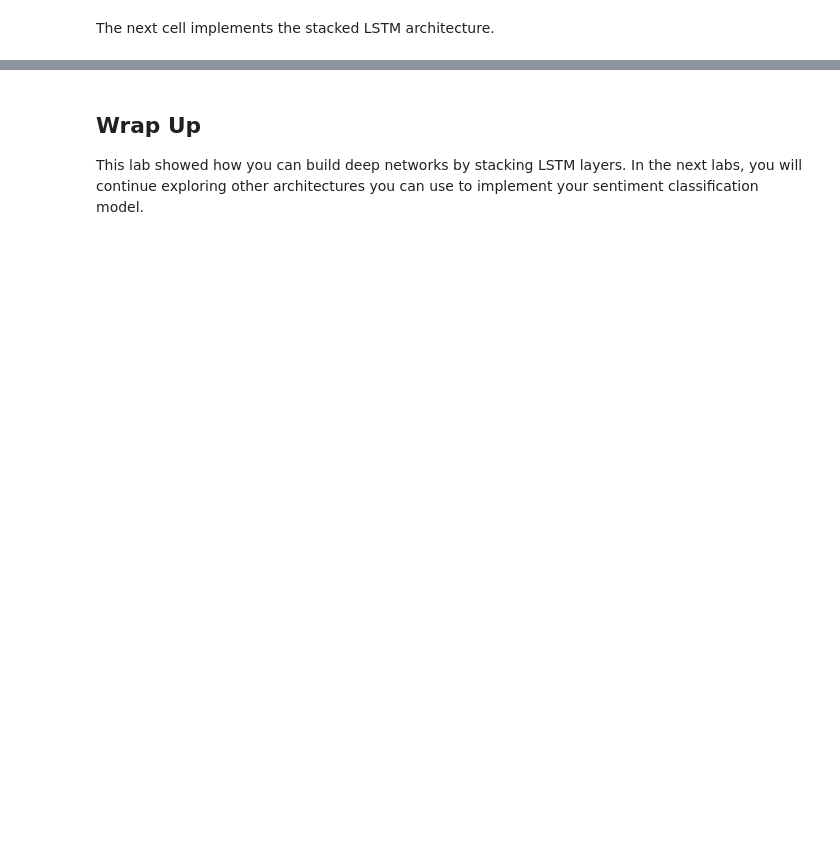
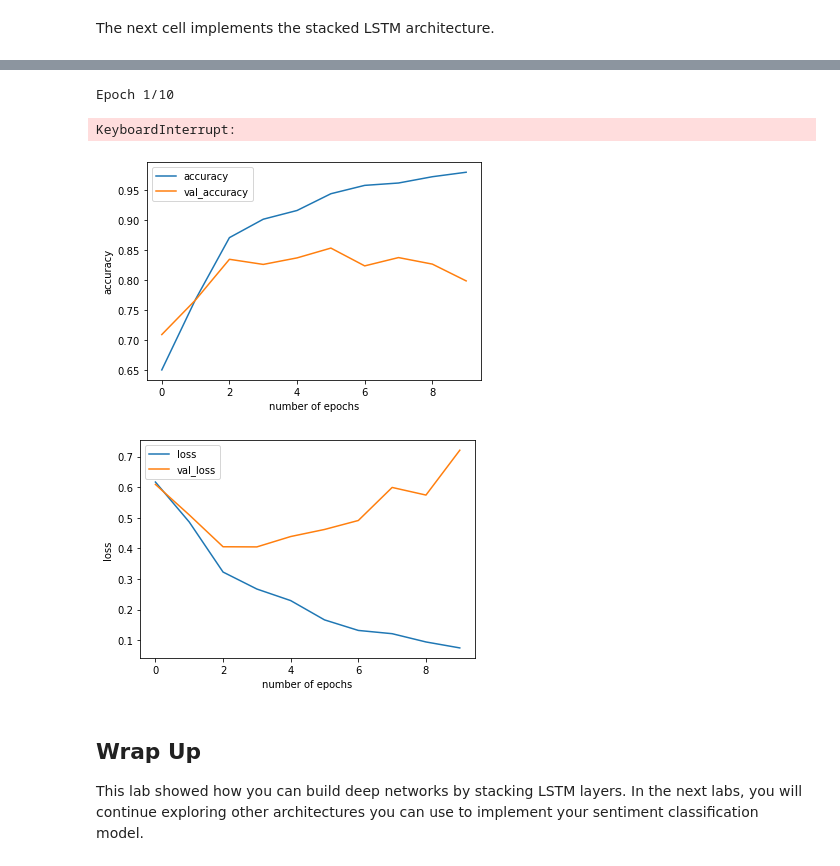
Before and after one commit to felizbuild/tensorflow_practice_coursera, a Jupyter notebook: 3_3_2_C3_W3_Lab_2_multiple_layer_LSTM.ipynb, the cells around one changed output, grey strips where cells are left out. Saved outputs shown, nothing was run; the diff lists cells and outputs as text; code cells hidden in the pictures; blank space fills up the shorter version.

```diff
--- a/3_3_2_C3_W3_Lab_2_multiple_layer_LSTM.ipynb
+++ b/3_3_2_C3_W3_Lab_2_multiple_layer_LSTM.ipynb
@@ -6,3 +6,8 @@
 In this lab, you will look at how to build a model with multiple LSTM layers. Since you know the preceding steps already (e.g. downloading datasets, preparing the data, etc.), we won't expound on it anymore so you can just focus on the model building code.
 # %% [markdown]
 ## Download and Prepare the Dataset
+# %%
+import tensorflow_datasets as tfds
+
+dataset, info = tfds.load('imdb_reviews/subwords8k', with_info=True, as_supervised=True)
+tokenizer = info.features['text'].encoder
@@ -92,0 +216,3 @@ The additional LSTM layer will lengthen the training time compared to the previo
+# %%
+EPOCHS = 10
+history = model.fit(train_dataset, validation_data = test_dataset, epochs = EPOCHS)
@@ -95,6 +243,26 @@ NUM_EPOCHS = 10
 
 # Train the model
 history = model.fit(train_dataset, epochs=NUM_EPOCHS, validation_data=test_dataset)
+# %% [output]
+Epoch 1/10
+KeyboardInterrupt:
+# %%
+import matplotlib.pyplot as plt
+
+def plot_graphs(history, string):
+    plt.plot(history.history[string])
+    plt.plot(history.history['val_'+string])
+    plt.xlabel("number of epochs")
+    plt.ylabel(string)
+    plt.legend([string,'val_'+string])
+    plt.show()
+
+plot_graphs(history,'accuracy')
+
+plot_graphs(history,'loss')
+# %% [output]
+[figure, added]
+[figure, added]
 # %%
 import matplotlib.pyplot as plt
 
```
Also changed, not shown: parts of 13 cells of this notebook, 9 other files.
